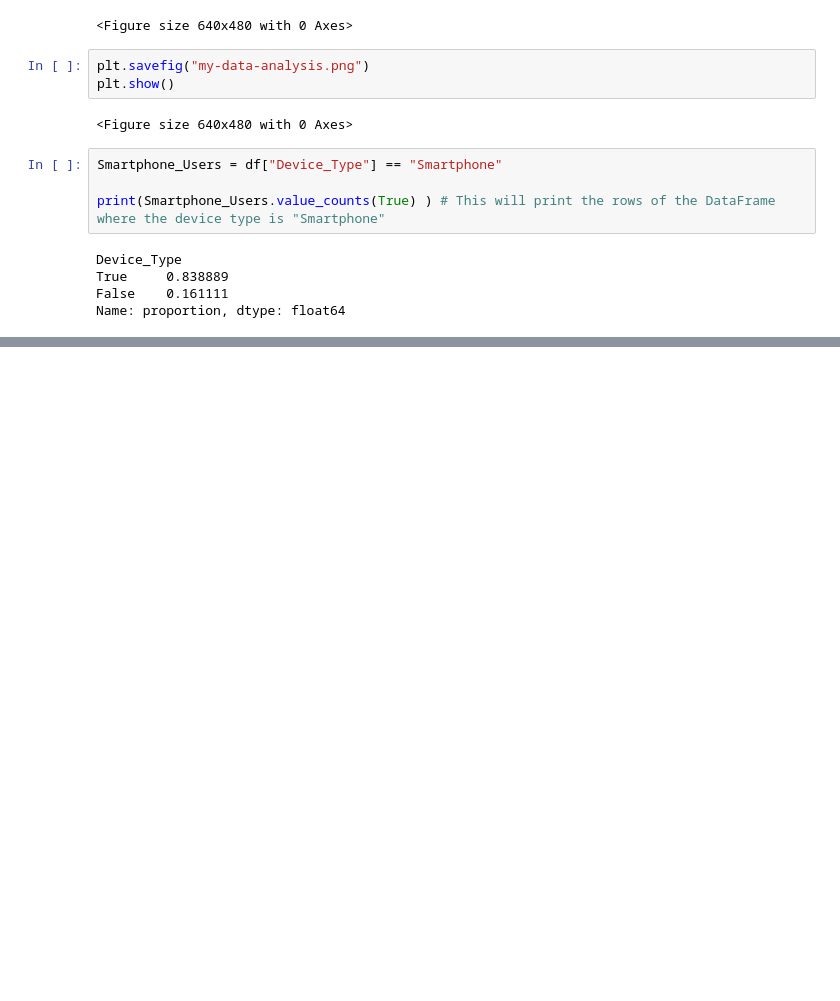
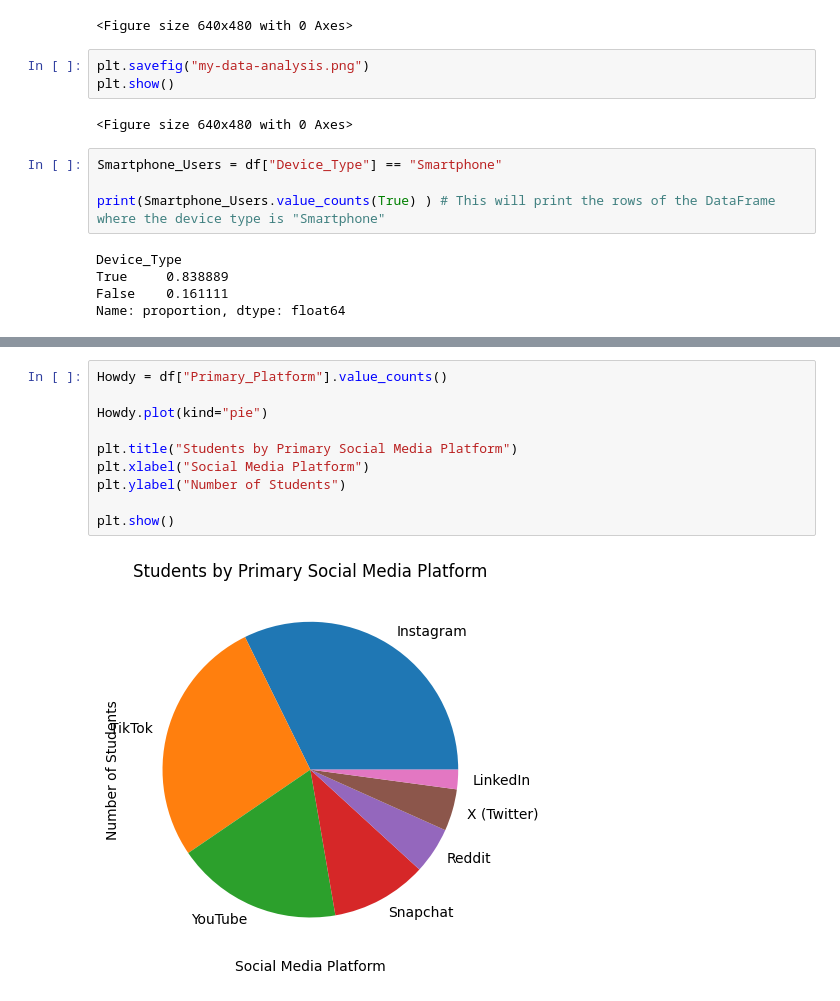
Before and after one commit to Innovators-for-Purpose/iFp-CS-Summer-Learning, a Jupyter notebook: Data-Analysis-Track/my-data-analysis.ipynb, the cells around one changed output, grey strips where cells are left out. Cells and saved outputs as stored; diff of their text form; blank space fills up the shorter version.

```diff
--- a/Data-Analysis-Track/my-data-analysis.ipynb
+++ b/Data-Analysis-Track/my-data-analysis.ipynb
@@ -1006,0 +1025,12 @@ Name: proportion, dtype: float64
+# %%
+Howdy = df["Primary_Platform"].value_counts()
+
+Howdy.plot(kind="pie")
+
+plt.title("Students by Primary Social Media Platform")
+plt.xlabel("Social Media Platform")
+plt.ylabel("Number of Students")
+
+plt.show()
+# %% [output]
+[figure, added]
```
Also changed, not shown: parts of 5 cells of this notebook, 3 other files.
